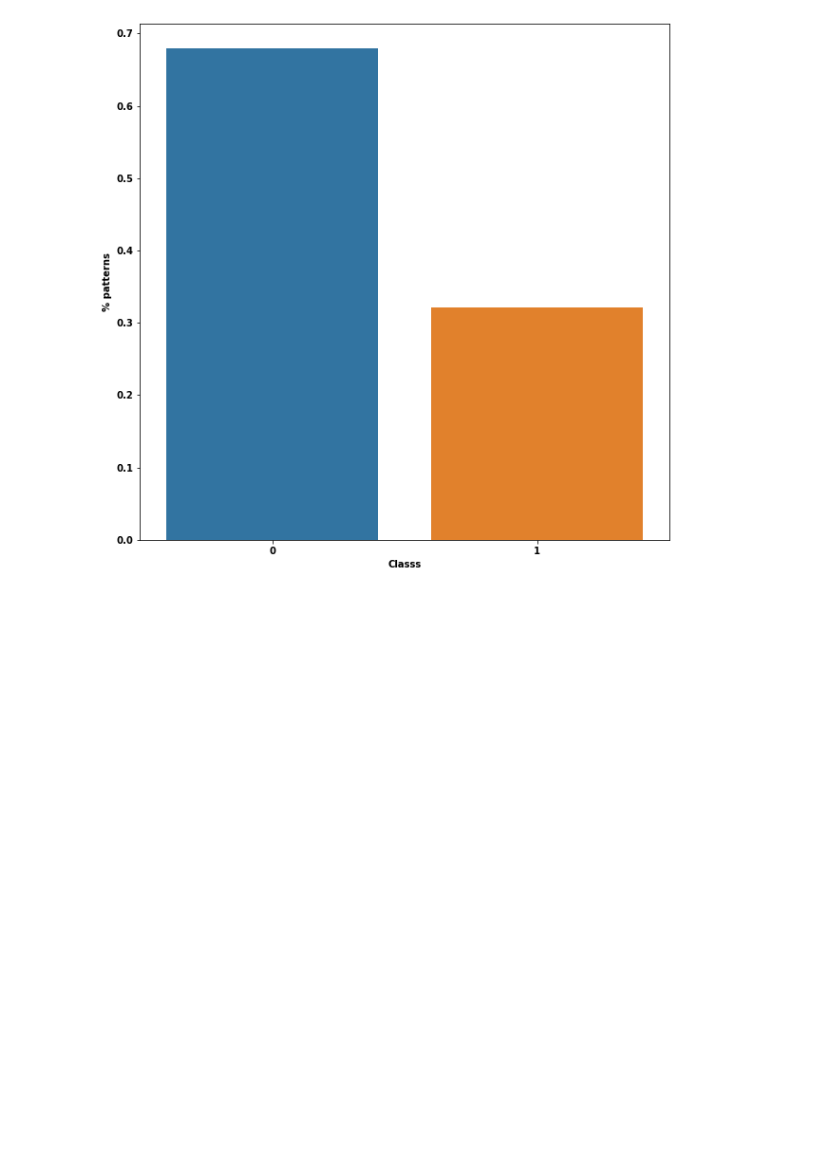
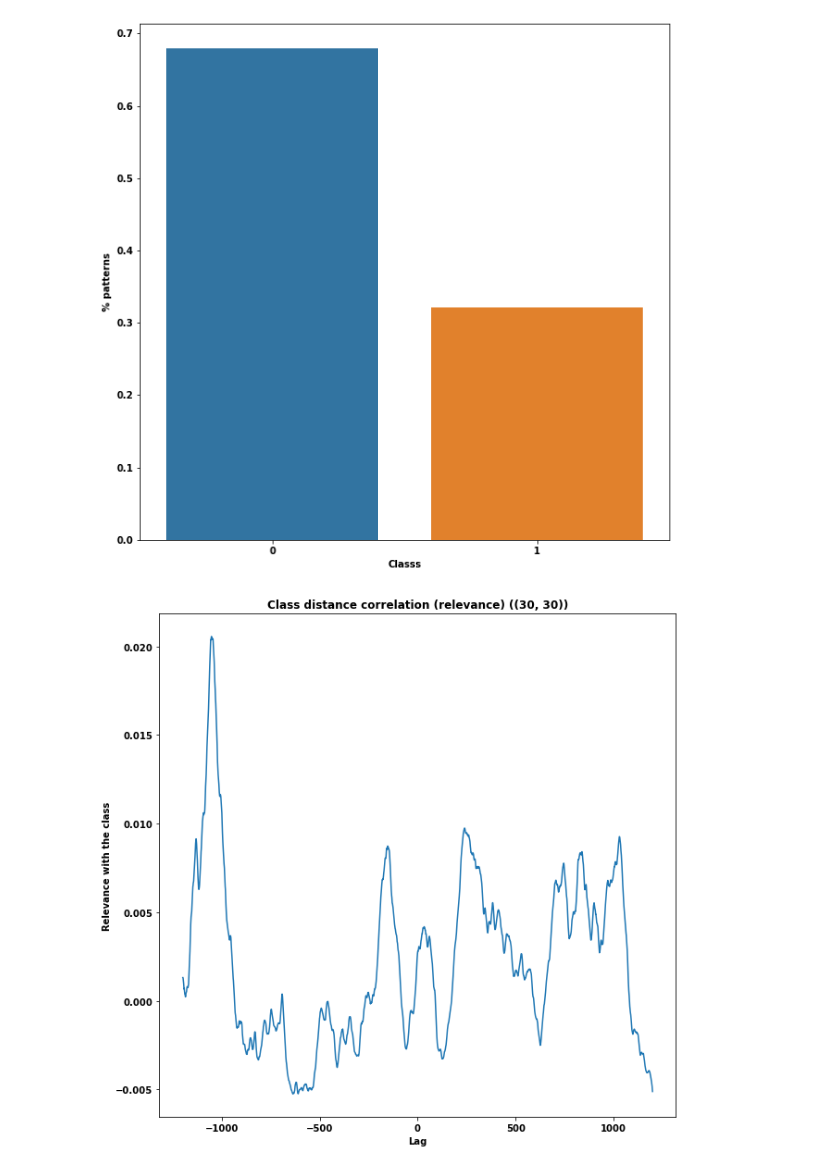
Before and after one commit to lujoselu98/TFM, a Jupyter notebook: Transformations/filter_data.ipynb, the cells around one changed output. Drawn from its saved outputs; the diff is of its cells as text; code cells hidden in the pictures; blank space fills up the shorter version.

```diff
--- a/Transformations/filter_data.ipynb
+++ b/Transformations/filter_data.ipynb
@@ -133,3 +128,7 @@ Name: ph, dtype: int64
 plot_utils.plot_class_proportion(y)
 # %% [output]
 [figure]
+# %%
+plot_utils.plot_relevance(cc_df, y_clean, title=f'Class distance correlation (relevance) ({mins_cut, nan_percentage_threshold})')
+# %% [output]
+[figure, added]
```
Also changed, not shown: parts of 5 cells of this notebook, 1 other file.
